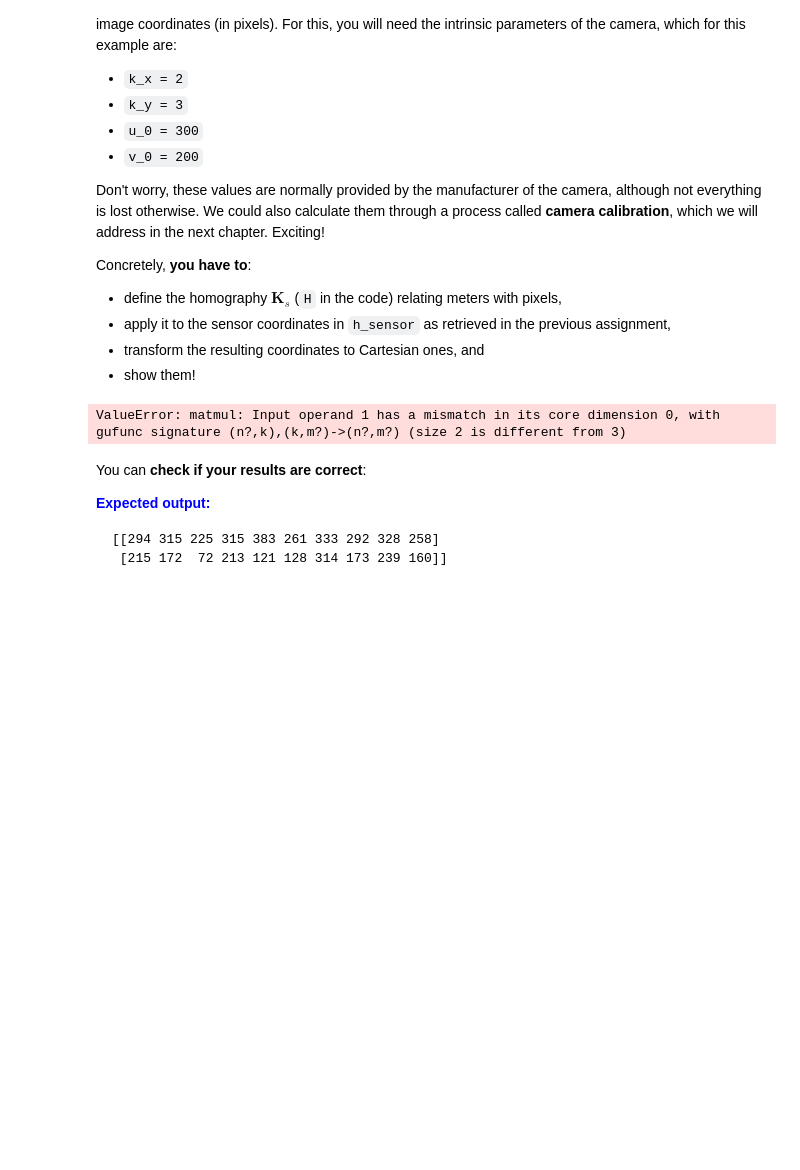
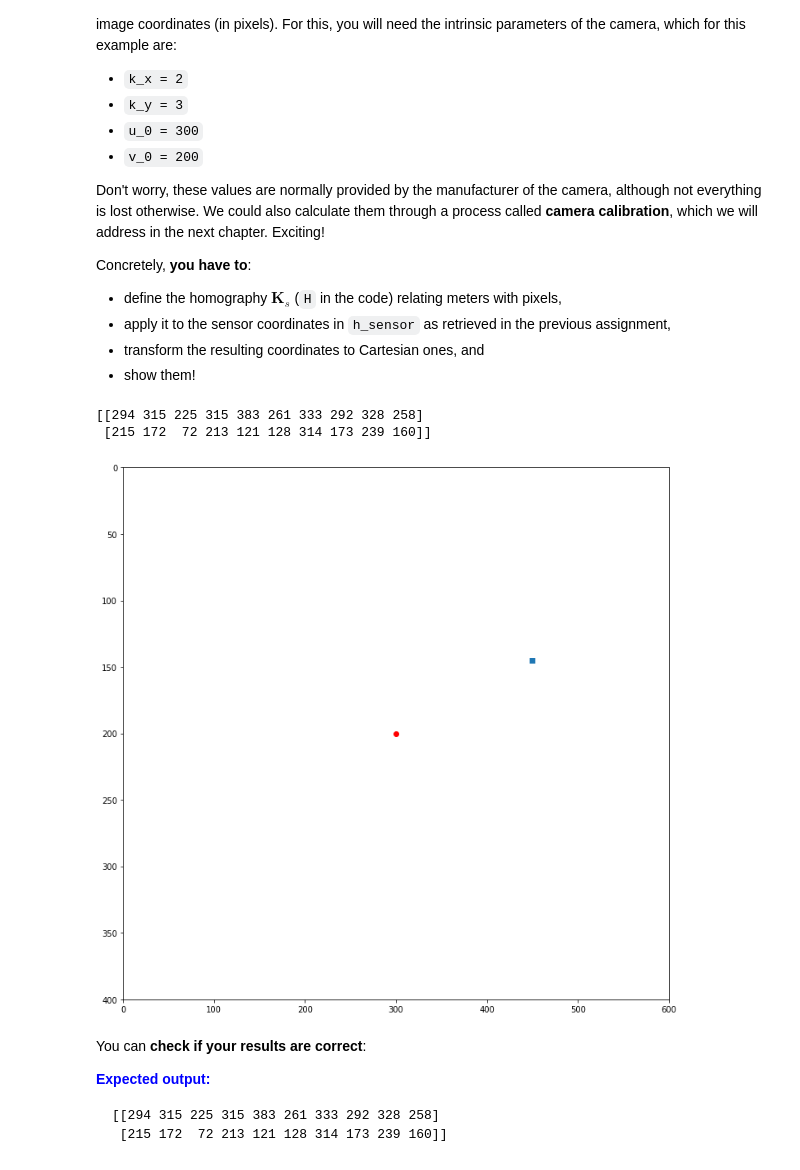
Before and after one commit to rubenjr0/uma_cv_2024, a Jupyter notebook: Chapter 08. Image Formation/8.4 The Camera model.ipynb, the cells around one changed output. Saved outputs shown, nothing was run; the diff lists cells and outputs as text; code cells hidden in the pictures; blank space fills up the shorter version.

```diff
--- a/Chapter 08. Image Formation/8.4 The Camera model.ipynb
+++ b/Chapter 08. Image Formation/8.4 The Camera model.ipynb
@@ -319,37 +317,39 @@ v0 = 200
 # Write your code here!
 
 # Transformation matrix
 H = np.array([[kx, 0, u0],
               [0, ky, v0],
               [0, 0, 1]])
 
 # Transform sensor coordinates to image coordinates
-h_image_pixels = H @ sensor
+h_image_pixels = H @ h_sensor
 center = H @ np.array([0,0,1])
 
 # Transform to cartesian
-image_pixels = center[0:2, :] / center[2, :]
+image_pixels = h_image_pixels[0:2, :] / h_image_pixels[2, :]
 
 # For checking if the result is right
 print(image_pixels.astype(int))
 
 # Create figure
 fig = plt.figure()
 
 # Prepare figure for 3D data
 ax = fig.gca()
 
 # Plot points
-ax.scatter(None, None, marker='s')
+ax.scatter(h_image_pixels[0, :], h_image_pixels[1, :], marker='s')
 ax.scatter(center[0], center[1], color="red")
 
 # Set axes limits
 ax.set_xlim(0, 600)
 ax.set_ylim(0, 400)
 #ax.axis('equal')
 ax.invert_yaxis() # to make the plot show the 'y' axis downwards
 # %% [output]
-ValueError: matmul: Input operand 1 has a mismatch in its core dimension 0, with gufunc signature (n?,k),(k,m?)->(n?,m?) (size 2 is different from 3)
+[[294 315 225 315 383 261 333 292 328 258]
+ [215 172  72 213 121 128 314 173 239 160]]
+[figure, added]
 # %% [markdown]
 You can **check if your results are correct**:
 
```
Also changed, not shown: parts of 7 cells of this notebook, 4 other files.
